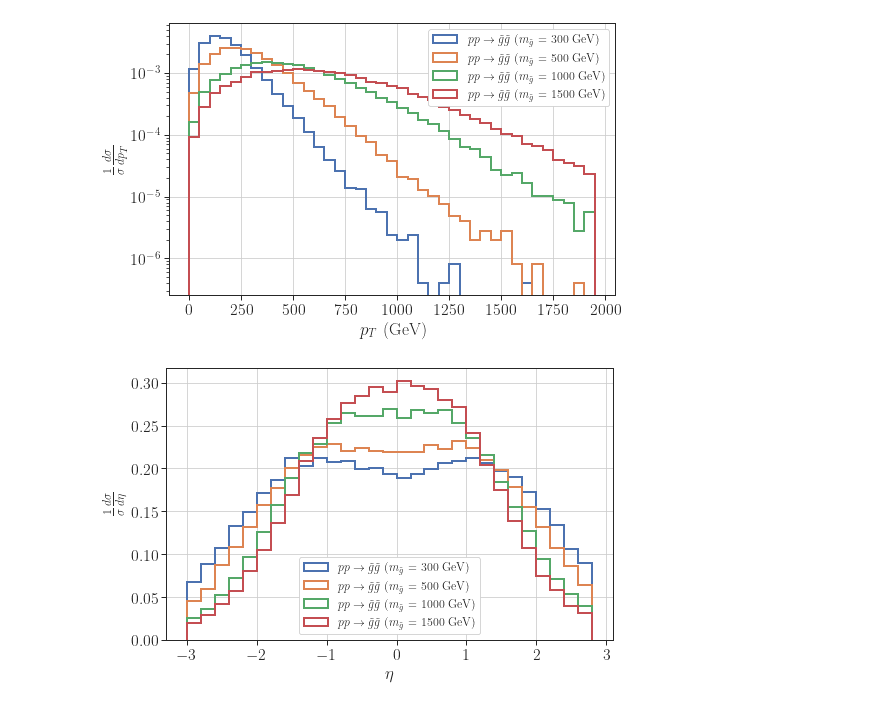
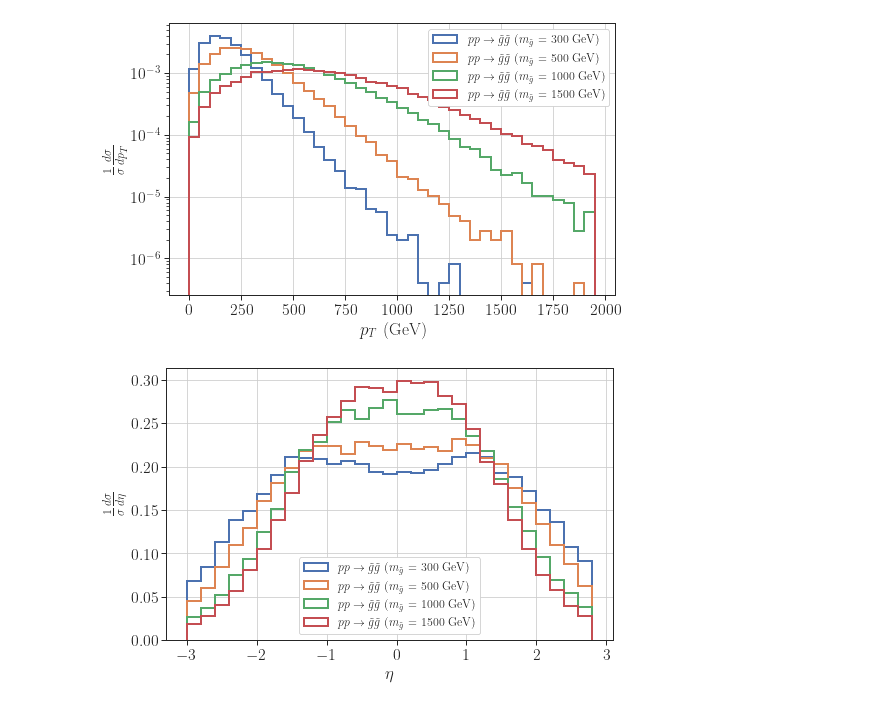
Before and after one commit to andlessa/llpBoost, a Jupyter notebook: plots/plotDists-Gluino.ipynb, the cells around one changed output. Saved outputs shown, nothing was run; the diff lists cells and outputs as text; code cells hidden in the pictures.

```diff
--- a/plots/plotDists-Gluino.ipynb
+++ b/plots/plotDists-Gluino.ipynb
@@ -31,8 +31,10 @@ infoDict = {f : getInfo(f) for f in fList}
 # %%
 for f,infoD in infoDict.items():
     nevents,events = getLHEevents(f)
-    go = ParticleList.fromEvents(events,nevents,[1000021])
-    infoD.update({'go' : go})
+    pDict = EventDict.fromEvents(events,nevents,
+                                    pdgs=[1000021],
+                                    status=[1],labels=['go'])
+    infoD.update({'pDict' : pDict})
 # %%
 # Sort by mass
 infoDict = {key : val for key,val in sorted(list(infoDict.items()), key = lambda x: x[1]['mGluino'])}
@@ -48,9 +50,9 @@ mGluino = 1500 GeV : total xsec = 7.92e-03 pb
 plt.figure(figsize=(7,4))
 bins=np.arange(0.,8.0,0.5)
 for infoD in infoDict.values():
-    go = infoD['go']
+    go = infoD['pDict'].go[0] # Use only the first gluino
     l = np.array(go.Beta)*3e8*25e-9
-    w = np.array(go.weightList)
+    w = np.array(go.weight)
     w = w/sum(w)
     label = infoD['process']
     label += r' ($m_{\tilde{g}}$ = %1.0f GeV)' %infoD['mGluino']
@@ -73,9 +75,9 @@ plt.show()
 plt.figure(figsize=(8,5))
 bins=np.arange(0.,8.0,0.5)
 for infoD in infoDict.values():
-    go = infoD['go']
+    go = infoD['pDict'].go[0] # Use only the first gluino
     l = np.array(go.Beta)*3e8*25e-9
-    w = np.array(go.weightList)*1e3
+    w = np.array(go.weight)*1e3
     label = infoD['process']
     label += r' ($m_{\tilde{g}}$ = %1.0f GeV)' %infoD['mGluino']
     plt.hist(l,bins=bins,weights=w,cumulative=True,
@@ -97,8 +99,8 @@ plt.show()
 plt.figure(figsize=(8,5))
 bins=np.arange(0.,2000.0,50.0)
 for infoD in infoDict.values():
-    go = infoD['go']
-    w = np.array(go.weightList)*1e3
+    go = infoD['pDict'].go[0] # Use only the first gluino
+    w = np.array(go.weight)*1e3
     label = infoD['process']
     label += r' ($m_{\tilde{g}}$ = %1.0f GeV)' %infoD['mGluino']
     plt.hist(go.PT,bins=bins,weights=w,density=True,
@@ -119,26 +121,26 @@ plt.show()
 # %%
 plt.figure(figsize=(8,5))
 bins=np.arange(-3.,3.0,0.2)
 for infoD in infoDict.values():
-    go = infoD['go']
-    w = np.array(go.weightList)*1e3
+    go = infoD['pDict'].go[0] # Use only the first gluino
+    w = np.array(go.weight)*1e3
     label = infoD['process']
     label += r' ($m_{\tilde{g}}$ = %1.0f GeV)' %infoD['mGluino']
     plt.hist(go.Eta,bins=bins,weights=w,density=True,
              histtype='step',label=label,linewidth=2)
 
 # plt.hist(n1,bins=20,density=True,histtype='step',label=r'$\tilde{\chi}_1^0$',linewidth=2)
 plt.legend(loc='lower center',framealpha=1.0,fontsize=12)
 # plt.yscale('log')
 # plt.yticks(np.logspace(-5,2,8))
 # plt.ylim(1e-5,1e4)
 plt.xlabel(r'$\eta$')
 plt.ylabel(r'$\frac{1}{\sigma}\frac{d\sigma}{d \eta}$')
 # plt.title('Propagation length')
 plt.grid()
 plt.show()
 # %% [output]
-[figure, old version]
+[figure, new version]
 # %%
 fig,axarray = plt.subplots(nrows=int(np.ceil(len(infoDict)/2)),
                            ncols=2,figsize=(10,len(infoDict)*1.5))
```
Also changed, not shown: parts of 5 cells of this notebook, 4 other files.
